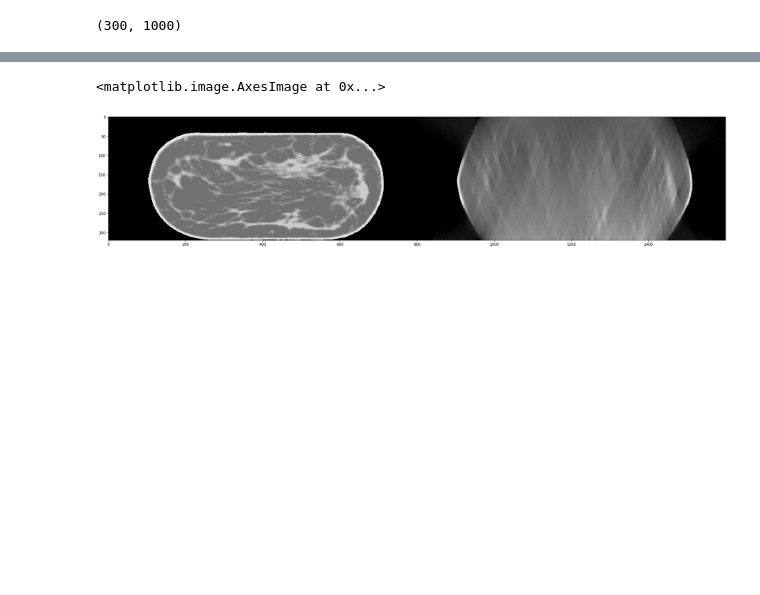
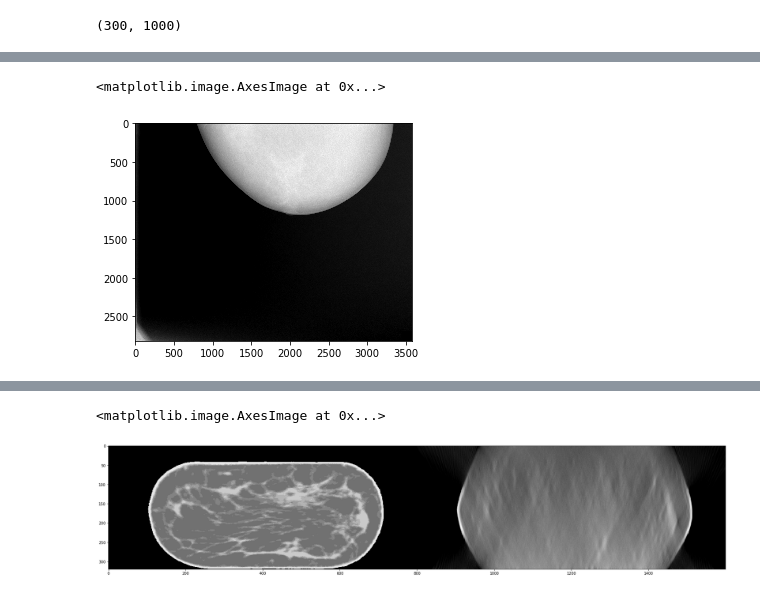
Before and after one commit to PranjalSahu/newrecon, a Jupyter notebook: astra-code.ipynb, the cells around one changed output, grey strips where cells are left out. Saved outputs shown, nothing was run; the diff lists cells and outputs as text; code cells hidden in the pictures; blank space fills up the shorter version.

```diff
--- a/astra-code.ipynb
+++ b/astra-code.ipynb
@@ -1737 +1911,6 @@ print(testvol.shape)
+# %%
+plt.imshow(z[0], cmap='gray')
+# %% [output]
+<matplotlib.image.AxesImage at 0x...>
+[figure, added]
 # %%
```
Also changed, not shown: parts of 11 cells of this notebook.
